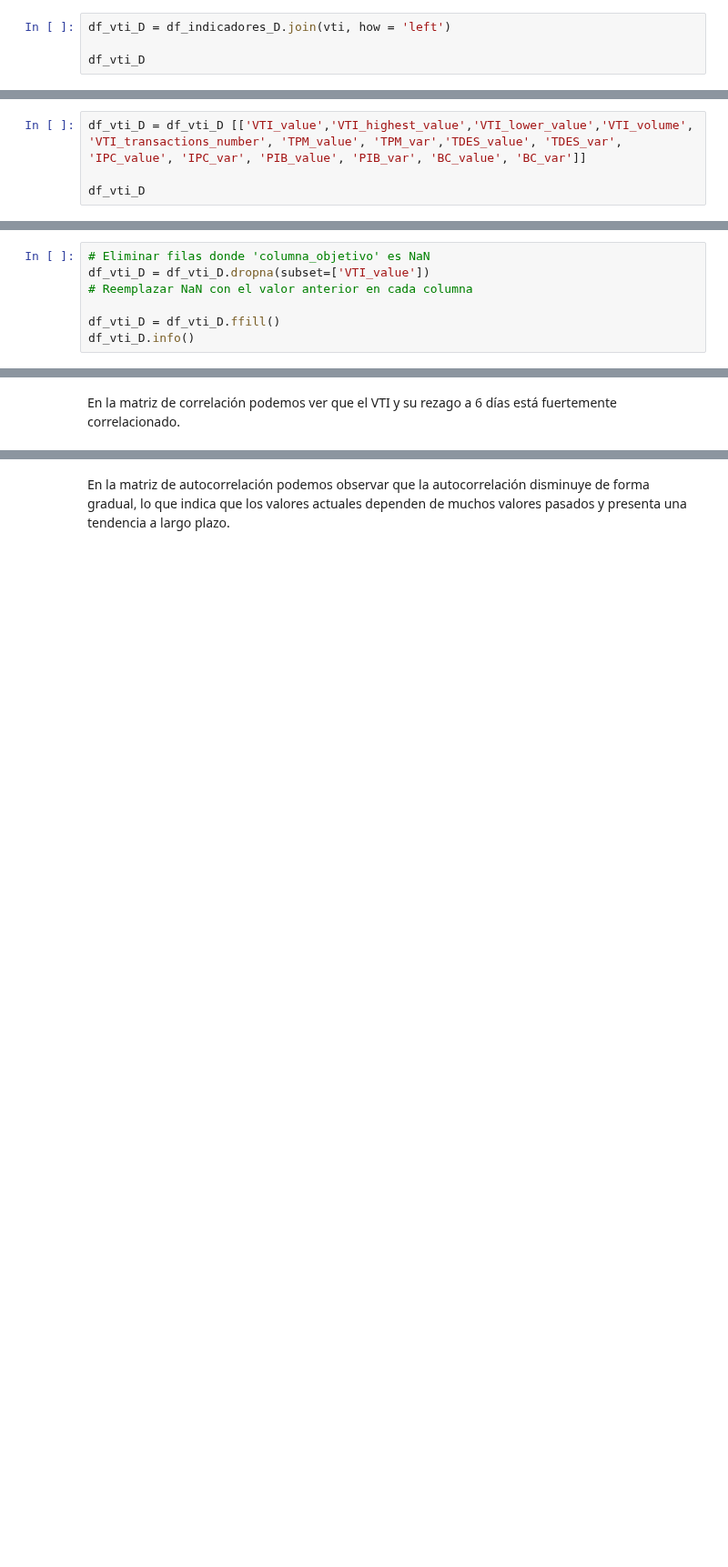
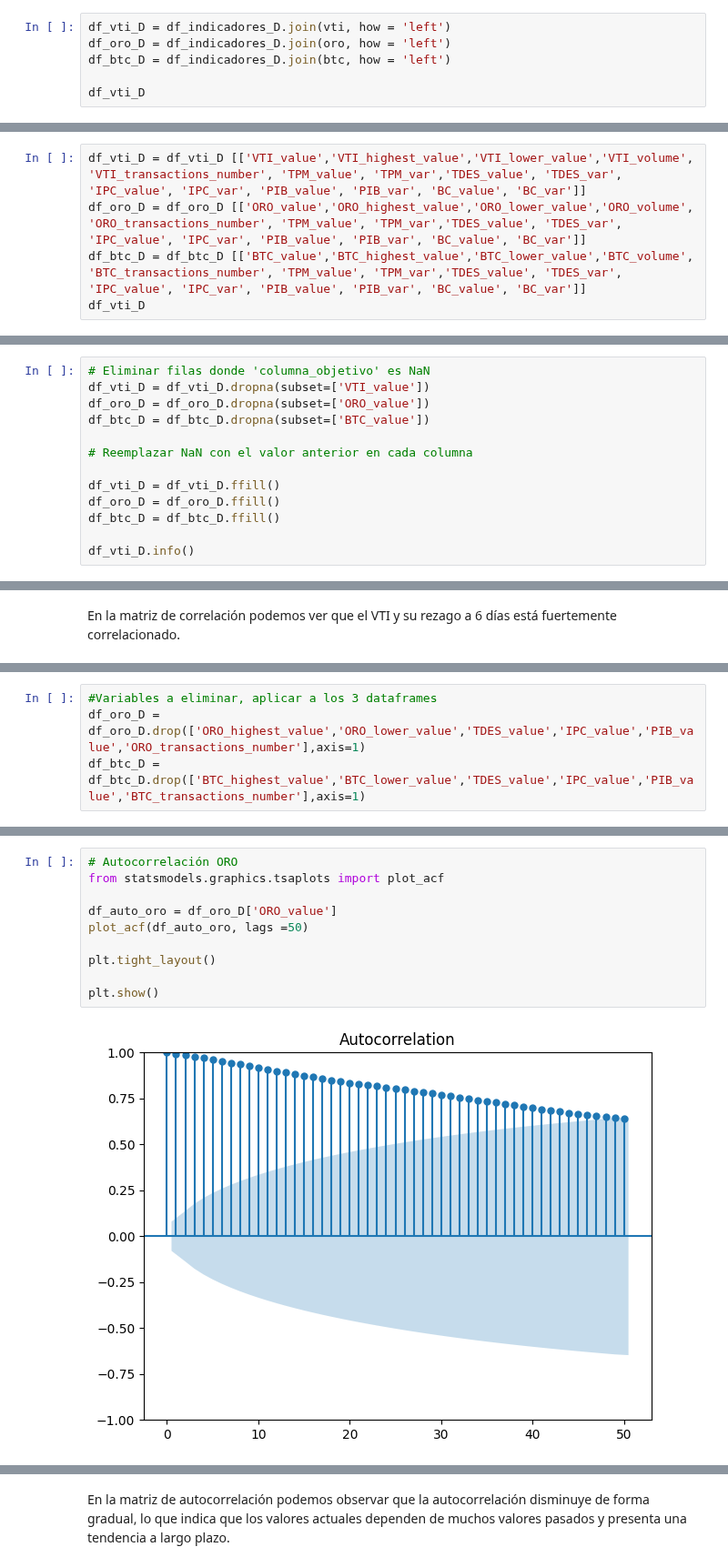
Before and after one commit to diegomacaya/proyecto_DataScience_DMS, a Jupyter notebook: src/Proyecto_Data_Science.ipynb, the cells around one changed output, grey strips where cells are left out. Shown at 91% size. Cells and saved outputs as stored; diff of their text form; blank space fills up the shorter version.

```diff
--- a/src/Proyecto_Data_Science.ipynb
+++ b/src/Proyecto_Data_Science.ipynb
@@ -592,6 +594,8 @@ df_indicadores_D
 df_indicadores_D.index= pd.to_datetime(df_indicadores_D.index, unit='ms').strftime('%Y-%m-%d')
 # %%
 df_vti_D = df_indicadores_D.join(vti, how = 'left')
+df_oro_D = df_indicadores_D.join(oro, how = 'left')
+df_btc_D = df_indicadores_D.join(btc, how = 'left')
 
 df_vti_D
 # %% [output]
@@ -610,7 +614,8 @@ df_vti_D
 709 rows × 15 columns
 # %%
 df_vti_D = df_vti_D [['VTI_value','VTI_highest_value','VTI_lower_value','VTI_volume', 'VTI_transactions_number', 'TPM_value', 'TPM_var','TDES_value', 'TDES_var', 'IPC_value', 'IPC_var', 'PIB_value', 'PIB_var', 'BC_value', 'BC_var']]
-
+df_oro_D = df_oro_D [['ORO_value','ORO_highest_value','ORO_lower_value','ORO_volume', 'ORO_transactions_number', 'TPM_value', 'TPM_var','TDES_value', 'TDES_var', 'IPC_value', 'IPC_var', 'PIB_value', 'PIB_var', 'BC_value', 'BC_var']]
+df_btc_D = df_btc_D [['BTC_value','BTC_highest_value','BTC_lower_value','BTC_volume', 'BTC_transactions_number', 'TPM_value', 'TPM_var','TDES_value', 'TDES_var', 'IPC_value', 'IPC_var', 'PIB_value', 'PIB_var', 'BC_value', 'BC_var']]
 df_vti_D
 # %% [output]
 |  | VTI_value | VTI_highest_value | VTI_lower_value | VTI_volume | VTI_transactions_number | TPM_value | TPM_var | ... |
@@ -629,9 +634,15 @@ df_vti_D
 # %%
 # Eliminar filas donde 'columna_objetivo' es NaN
 df_vti_D = df_vti_D.dropna(subset=['VTI_value'])
+df_oro_D = df_oro_D.dropna(subset=['ORO_value'])
+df_btc_D = df_btc_D.dropna(subset=['BTC_value'])
+
 # Reemplazar NaN con el valor anterior en cada columna
 
 df_vti_D = df_vti_D.ffill()
+df_oro_D = df_oro_D.ffill()
+df_btc_D = df_btc_D.ffill()
+
 df_vti_D.info()
 # %% [output]
 <class 'pandas.core.frame.DataFrame'>
@@ -780,0 +825,4 @@ En la matriz de correlación podemos ver que el VTI y su rezago a 6 días está
+# %%
+#Variables a eliminar, aplicar a los 3 dataframes
+df_oro_D = df_oro_D.drop(['ORO_highest_value','ORO_lower_value','TDES_value','IPC_value','PIB_value','ORO_transactions_number'],axis=1)
+df_btc_D = df_btc_D.drop(['BTC_highest_value','BTC_lower_value','TDES_value','IPC_value','PIB_value','BTC_transactions_number'],axis=1)
@@ -797,0 +851,12 @@ plt.show()
+# %%
+# Autocorrelación ORO
+from statsmodels.graphics.tsaplots import plot_acf
+
+df_auto_oro = df_oro_D['ORO_value']
+plot_acf(df_auto_oro, lags =50)
+
+plt.tight_layout()
+
+plt.show()
+# %% [output]
+[figure, added]
```
Also changed, not shown: parts of 32 cells of this notebook, 1 other file.
